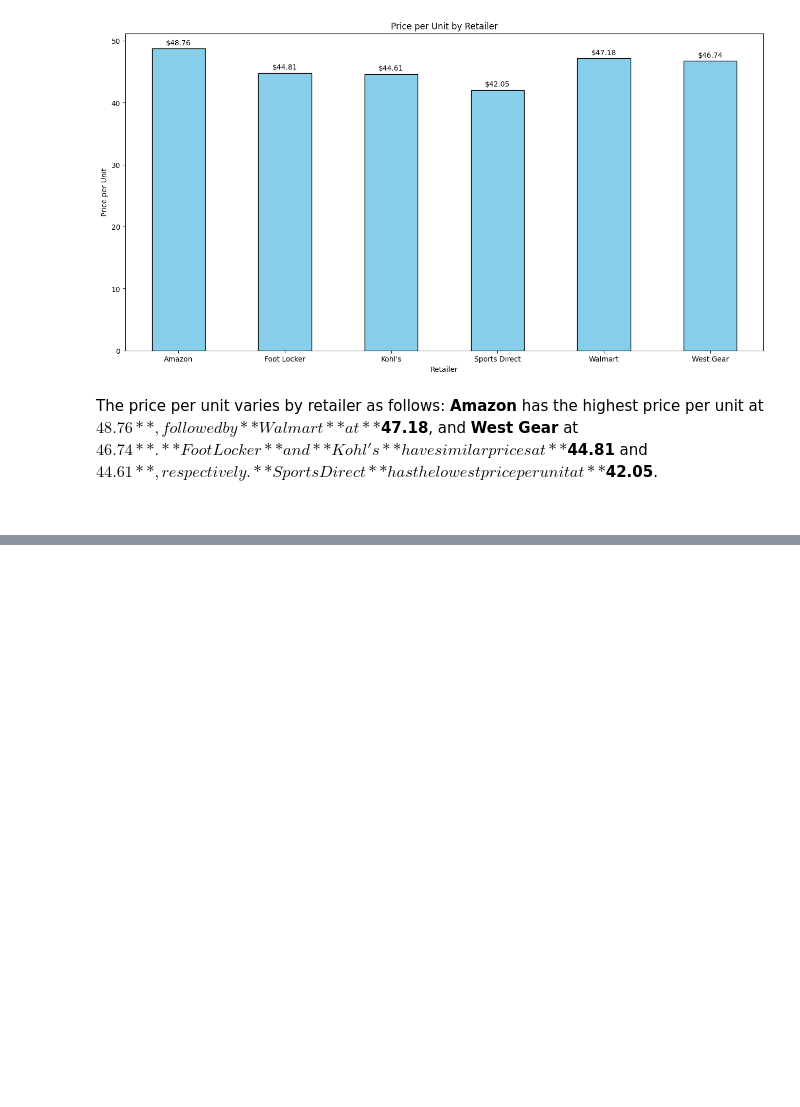
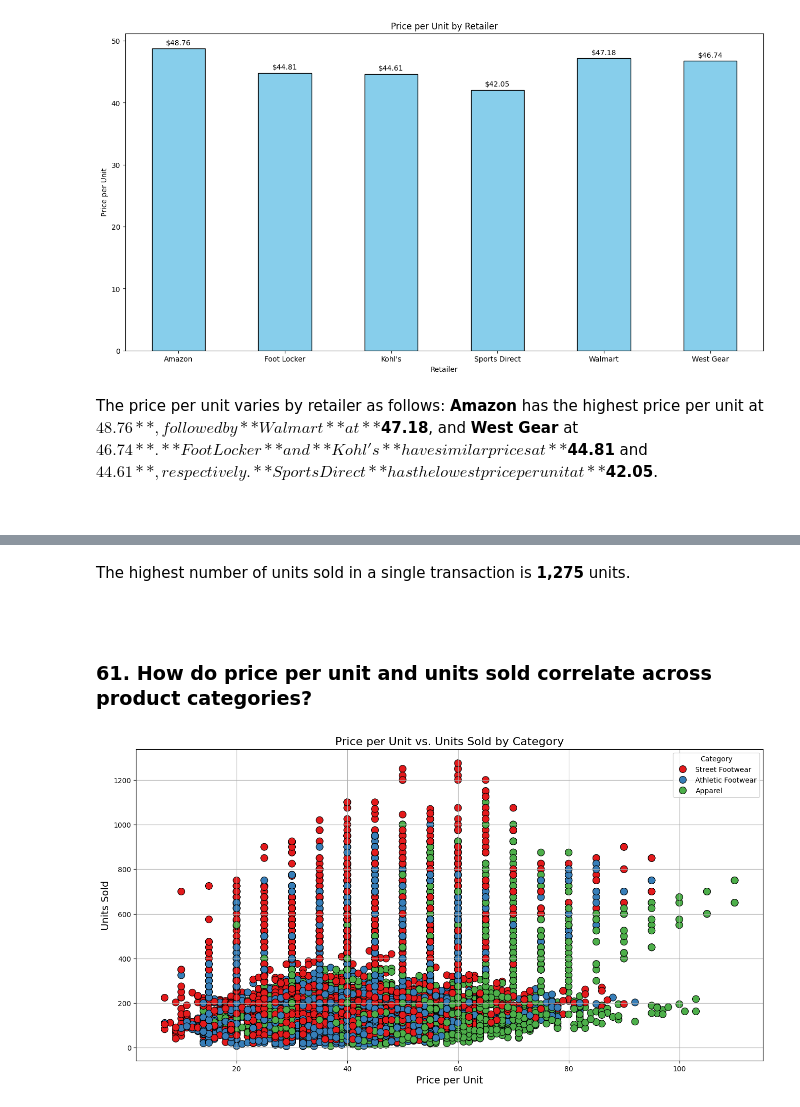
Before and after one commit to GrzegorzPus/Adidas-US-Sales-Analysis, a Jupyter notebook: Sales Analysis.ipynb, the cells around one changed output, grey strips where cells are left out. Cells and saved outputs as stored; diff of their text form; code cells hidden in the pictures; blank space fills up the shorter version.

```diff
--- a/Sales Analysis.ipynb
+++ b/Sales Analysis.ipynb
@@ -1408,0 +1578,16 @@ The price per unit varies by retailer as follows: **Amazon** has the highest pri
+# %% [markdown]
+The highest number of units sold in a single transaction is **1,275** units.
+
+<br>
+# %% [markdown]
+### 61. How do price per unit and units sold correlate across product categories?
+# %%
+fig, ax = plt.subplots(figsize=(16, 8))
+sns.scatterplot(data=df, x='Price per Unit', y='Units Sold', hue='Category', palette='Set1', s=100, edgecolor='black', ax=ax)
+ax.set_title('Price per Unit vs. Units Sold by Category', fontsize=16)
+ax.set_xlabel('Price per Unit', fontsize=14)
+ax.set_ylabel('Units Sold', fontsize=14)
+ax.grid(True)
+plt.show()
+# %% [output]
+[figure, added]
```
Also changed, not shown: parts of 73 cells of this notebook.
